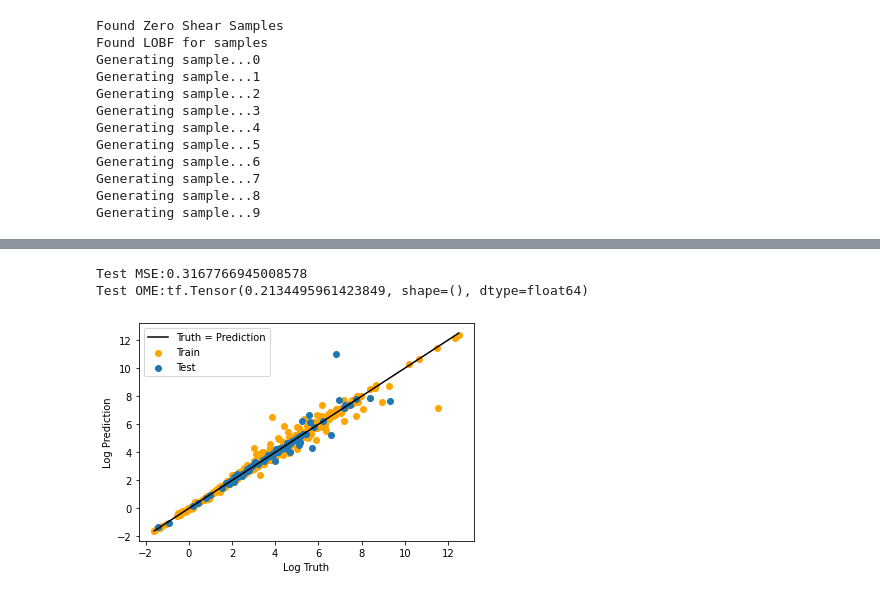
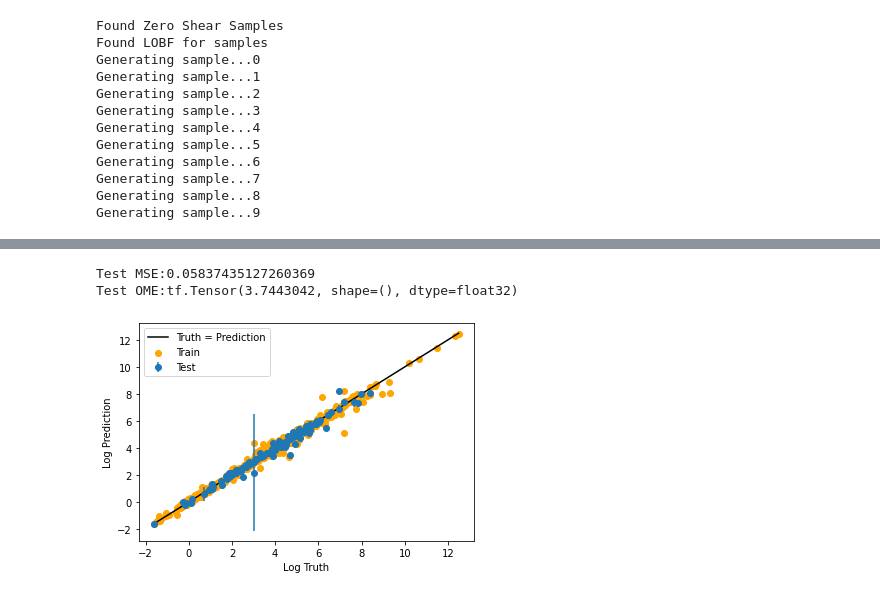
Before and after one commit to ajain300/Melt_Viscosity_Predictor, a Jupyter notebook: viscosityNN.ipynb, the cells around one changed output, grey strips where cells are left out. Drawn from its saved outputs; the diff is of its cells as text; code cells hidden in the pictures.

Commit message:
viscNN updates

```diff
--- a/viscosityNN.ipynb
+++ b/viscosityNN.ipynb
@@ -82,9 +97,13 @@ scaler = MinMaxScaler(copy = False)
 scaler.fit(X_tot).transform(X_tot);
 #y_scaler = MinMaxScaler(copy = False)
 #y_scaler.fit(Y_tot).transform(Y_tot);
-S_scaler = MinMaxScaler().fit(log_shear)
-log_shear = S_scaler.transform(log_shear)
+#S_scaler = MaxAbsScaler().fit(log_shear)
+#log_shear = S_scaler.transform(log_shear)
 T_scaler = MinMaxScaler().fit(Temp)
 Temp = T_scaler.transform(Temp);
 M_scaler = MinMaxScaler().fit(logMw)
 logMw = M_scaler.transform(logMw);
+S_trans = PowerTransformer(standardize = False).fit(shear)
+S_scaler = MinMaxScaler().fit(S_trans.transform(shear))
+shear = S_scaler.transform(S_trans.transform(shear))
+gpr_Mcr = Mcr_gpr_train(OG_fp, pca, M_scaler, scaler)
@@ -91,2 +114,2 @@ logMw = M_scaler.transform(logMw);
 # %%
-XX, X_test, yy, y_test, M, M_test, S, S_test, T, T_test, train_ind, test_ind, shear_train, shear_test = train_test_split(X_tot, Y_tot, logMw, log_shear, Temp, range(tot_samples), shear, test_size= 0.10)
+XX, X_test, yy, y_test, M, M_test, S, S_test, T, T_test, train_ind, test_ind, gr_Mcr, gr_Mcr_test = train_test_split(X_tot, Y_tot, logMw, shear, Temp, range(tot_samples), np.array(above_Mcr(logMw, Mcr = gpr_Mcr.predict_y(X_tot)[0])), test_size= 0.10)
@@ -153,0 +132,2 @@ CV MSE error:0.6680560946464539
+# %%
+models, history, gpr_models, gp_cv  = crossval_compare([create_ViscNN_phys, create_ViscNN_concat], XX, yy, M=M, S=S, T=T, gr_Mcr=gr_Mcr, verbose = 1, random_state = 75, gpr_model = create_GPR)
@@ -216,27 +220,28 @@ test_df[test_df['BAD_PRED'] == True]
 # %%
-gpr_model = train_GPR(XX, yy, M, S, T)
+#gpr_model = train_GPR(XX, yy, M, S, T)
+gpr_model = gpr_models[5]
 # %%
 X_ = np.concatenate((X_test, M_test, S_test, T_test), axis = 1)
 X_train = np.concatenate((XX, M, S, T), axis = 1)
 test_pred, var = gpr_model.predict_y(X_)
 ## generate 10 samples from posterior
-
+error =  [i[0] for i in np.array(var).tolist()]
 print("Test MSE:" + str(MSE(test_pred, y_test)))
-print("Test OME:" + str(OME(test_pred, y_test)))
+print("Test OME:" + str(OME(tf.cast(test_pred, tf.float32), y_test)))
 
 # plt.plot(xx[:,0], samples[:, :, 0].numpy().T, "C0", linewidth=0.5)
 train_pred, var_train = gpr_model.predict_y(X_train)
 plt.scatter(yy, train_pred, c = 'orange')
-plt.scatter(y_test, test_pred)
+plt.errorbar(y_test, test_pred, [i[0] for i in np.array(var).tolist()], fmt = 'o')
 plt.ylabel('Log Prediction')
 plt.xlabel('Log Truth')
 plt.plot(np.linspace((min(yy)[0]), (max(yy)[0]), num = 2),np.linspace((min(yy)[0]), (max(yy)[0]), num = 2),'k-')
 plt.legend(['Truth = Prediction', 'Train','Test'])
 plt.show()
 # %% [output]
-Test MSE:0.3167766945008578
-Test OME:tf.Tensor(0.2134495961423849, shape=(), dtype=float64)
+Test MSE:0.05837435127260369
+Test OME:tf.Tensor(3.7443042, shape=(), dtype=float32)
-[figure, old version]
+[figure, new version]
 # %%
 train_df, test_df = evaluate_model(test_pred, train_pred , filtered_data, (train_ind, test_ind))
 test_df[test_df['BAD_PRED'] == True]
```
Also changed, not shown: parts of 49 cells of this notebook, 2 other files.
